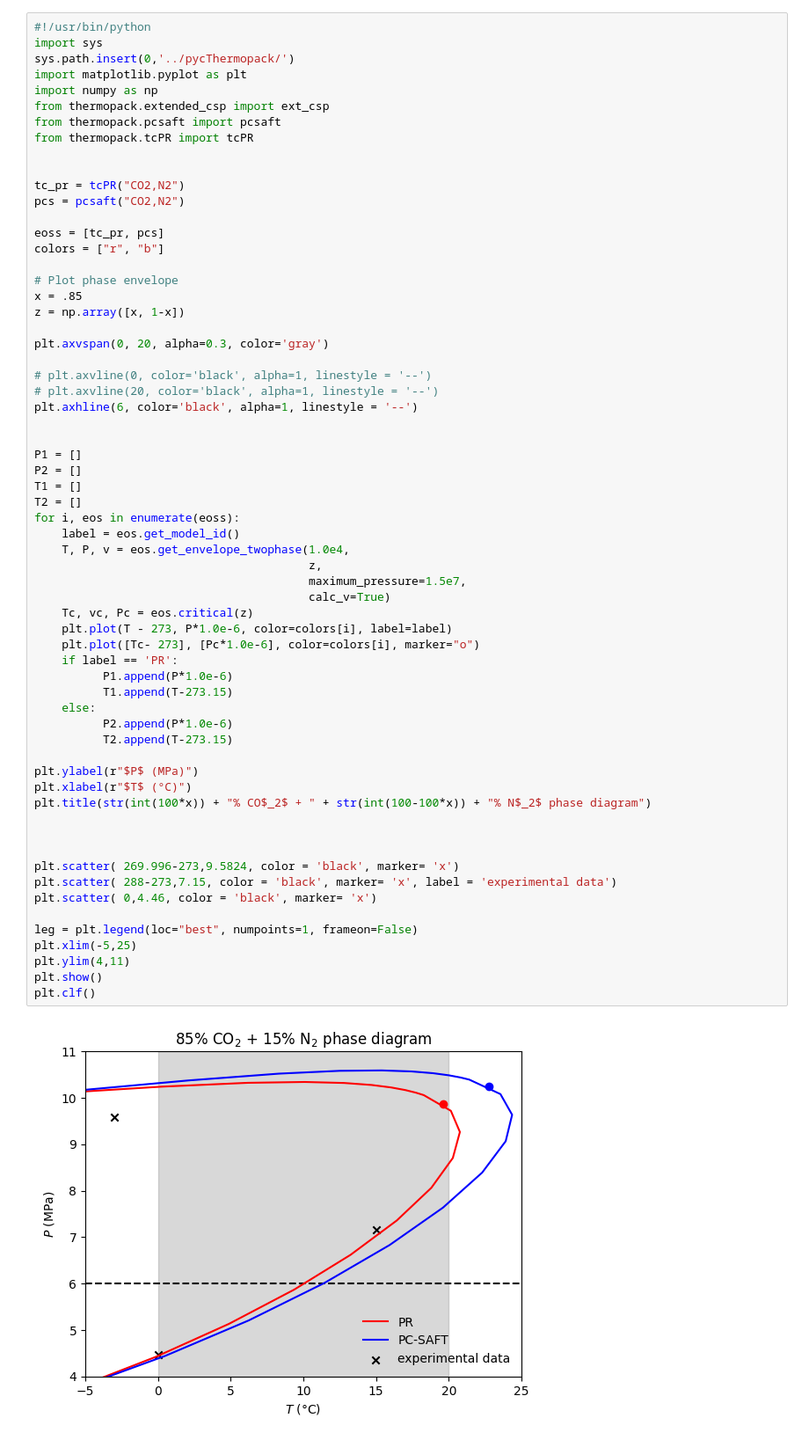
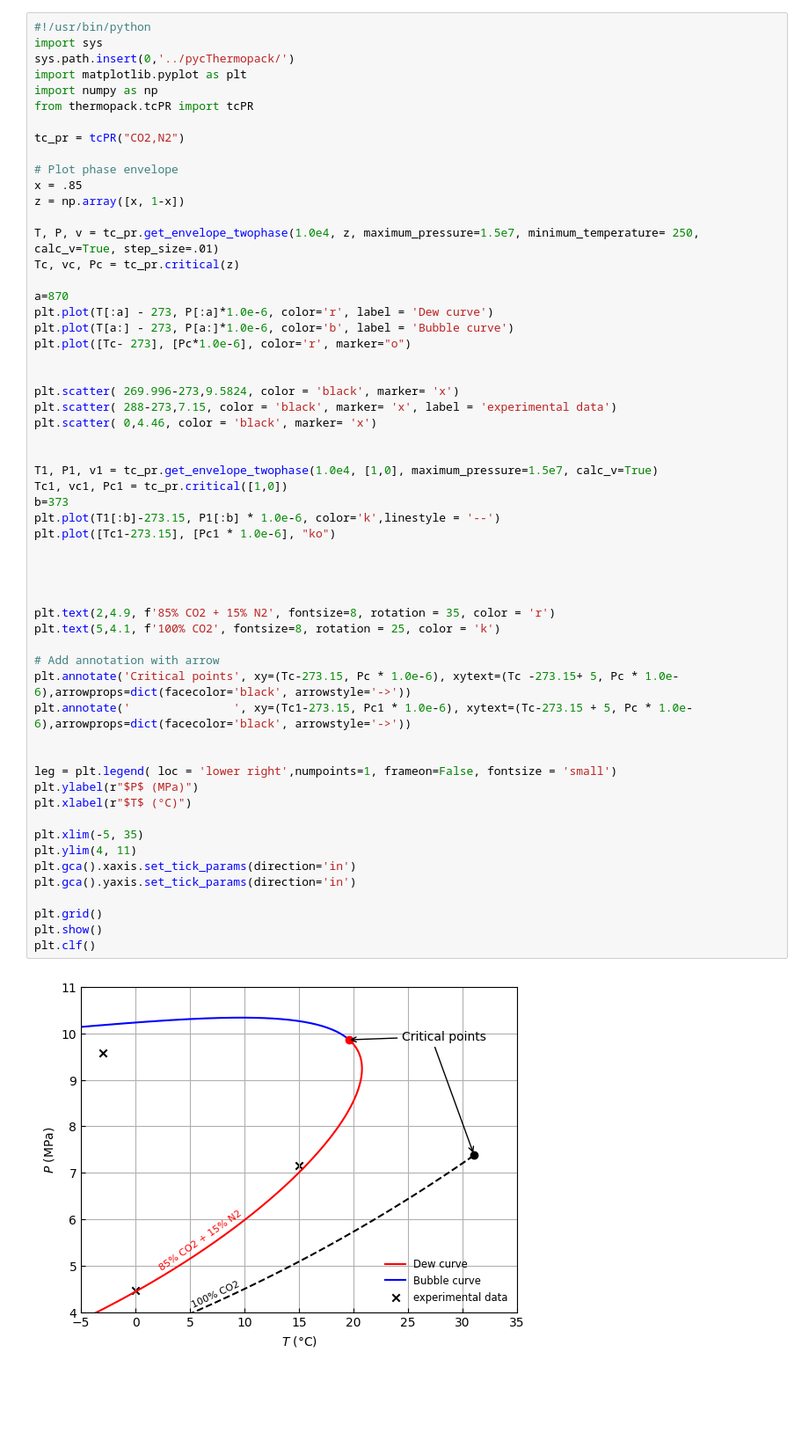
Before and after one commit to MohamedAmineBouguezzoul/Stage-3A, a Jupyter notebook: Aramco/Plots.ipynb, the cells around one changed output. Shown at 88% size. Drawn from its saved outputs; the diff is of its cells as text; blank space fills up the shorter version.

Commit message:
done plot

```diff
--- a/Aramco/Plots.ipynb
+++ b/Aramco/Plots.ipynb
@@ -91,66 +41,60 @@ plt.show()
 # %%
 #!/usr/bin/python
 import sys
 sys.path.insert(0,'../pycThermopack/')
 import matplotlib.pyplot as plt
 import numpy as np
-from thermopack.extended_csp import ext_csp
-from thermopack.pcsaft import pcsaft
 from thermopack.tcPR import tcPR
 
-
 tc_pr = tcPR("CO2,N2")
-pcs = pcsaft("CO2,N2")
-
-eoss = [tc_pr, pcs]
-colors = ["r", "b"]
 
 # Plot phase envelope
 x = .85
 z = np.array([x, 1-x])
 
-plt.axvspan(0, 20, alpha=0.3, color='gray')
+T, P, v = tc_pr.get_envelope_twophase(1.0e4, z, maximum_pressure=1.5e7, minimum_temperature= 250, calc_v=True, step_size=.01)
+Tc, vc, Pc = tc_pr.critical(z)
 
-# plt.axvline(0, color='black', alpha=1, linestyle = '--')
-# plt.axvline(20, color='black', alpha=1, linestyle = '--')
-plt.axhline(6, color='black', alpha=1, linestyle = '--')
-
-
-P1 = []
-P2 = []
-T1 = []
-T2 = []
-for i, eos in enumerate(eoss):
-    label = eos.get_model_id()
-    T, P, v = eos.get_envelope_twophase(1.0e4,
-                                        z,
-                                        maximum_pressure=1.5e7,
-                                        calc_v=True)
-    Tc, vc, Pc = eos.critical(z)
-    plt.plot(T - 273, P*1.0e-6, color=colors[i], label=label)
-    plt.plot([Tc- 273], [Pc*1.0e-6], color=colors[i], marker="o")
-    if label == 'PR':
-          P1.append(P*1.0e-6)
-          T1.append(T-273.15)
-    else:
-          P2.append(P*1.0e-6)
-          T2.append(T-273.15)
-
-plt.ylabel(r"$P$ (MPa)")
-plt.xlabel(r"$T$ (°C)")
-plt.title(str(int(100*x)) + "% CO$_2$ + " + str(int(100-100*x)) + "% N$_2$ phase diagram")
-
+a=870
+plt.plot(T[:a] - 273, P[:a]*1.0e-6, color='r', label = 'Dew curve')
+plt.plot(T[a:] - 273, P[a:]*1.0e-6, color='b', label = 'Bubble curve')
+plt.plot([Tc- 273], [Pc*1.0e-6], color='r', marker="o")
 
 
 plt.scatter( 269.996-273,9.5824, color = 'black', marker= 'x')
 plt.scatter( 288-273,7.15, color = 'black', marker= 'x', label = 'experimental data')
 plt.scatter( 0,4.46, color = 'black', marker= 'x')
 
-leg = plt.legend(loc="best", numpoints=1, frameon=False)
-plt.xlim(-5,25)
-plt.ylim(4,11)
+
+T1, P1, v1 = tc_pr.get_envelope_twophase(1.0e4, [1,0], maximum_pressure=1.5e7, calc_v=True)
+Tc1, vc1, Pc1 = tc_pr.critical([1,0])
+b=373
+plt.plot(T1[:b]-273.15, P1[:b] * 1.0e-6, color='k',linestyle = '--')
+plt.plot([Tc1-273.15], [Pc1 * 1.0e-6], "ko")
+
+
+
+
+plt.text(2,4.9, f'85% CO2 + 15% N2', fontsize=8, rotation = 35, color = 'r')
+plt.text(5,4.1, f'100% CO2', fontsize=8, rotation = 25, color = 'k')
+
+# Add annotation with arrow
+plt.annotate('Critical points', xy=(Tc-273.15, Pc * 1.0e-6), xytext=(Tc -273.15+ 5, Pc * 1.0e-6),arrowprops=dict(facecolor='black', arrowstyle='->'))
+plt.annotate('               ', xy=(Tc1-273.15, Pc1 * 1.0e-6), xytext=(Tc-273.15 + 5, Pc * 1.0e-6),arrowprops=dict(facecolor='black', arrowstyle='->'))
+
+
+leg = plt.legend( loc = 'lower right',numpoints=1, frameon=False, fontsize = 'small')
+plt.ylabel(r"$P$ (MPa)")
+plt.xlabel(r"$T$ (°C)")
+
+plt.xlim(-5, 35)
+plt.ylim(4, 11)
+plt.gca().xaxis.set_tick_params(direction='in')
+plt.gca().yaxis.set_tick_params(direction='in')
+
+plt.grid()
 plt.show()
 plt.clf()
 # %% [output]
-[figure, old version]
+[figure, new version]
 <Figure size 640x480 with 0 Axes>
```
Also changed, not shown: parts of 3 cells of this notebook, 6 other files.
